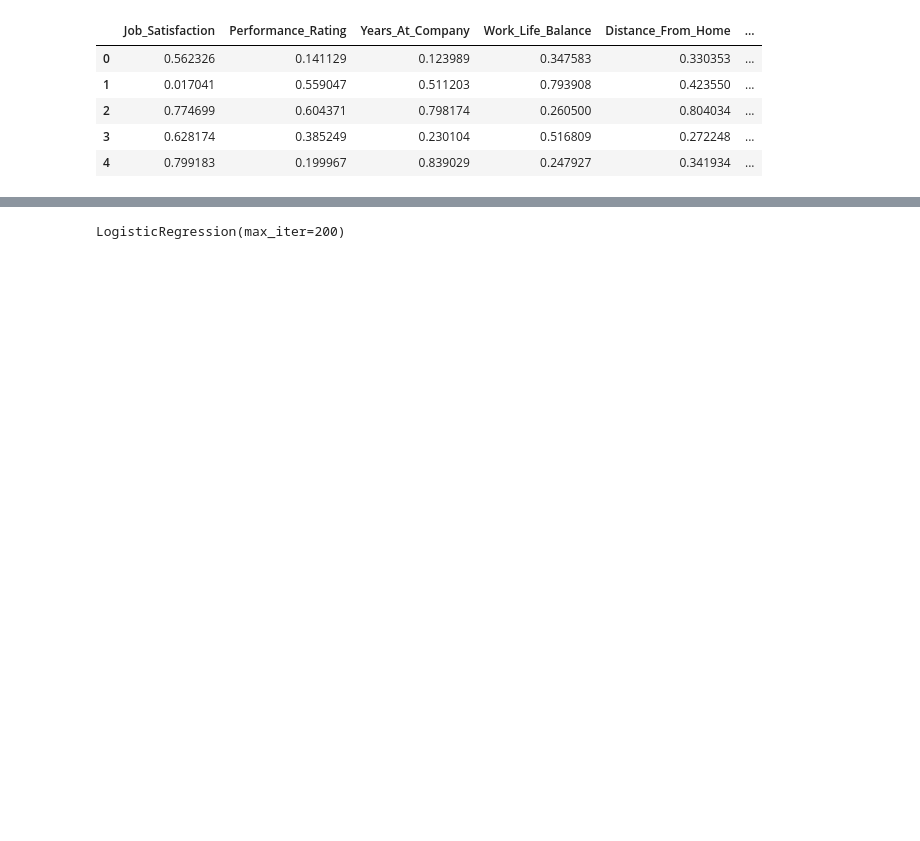
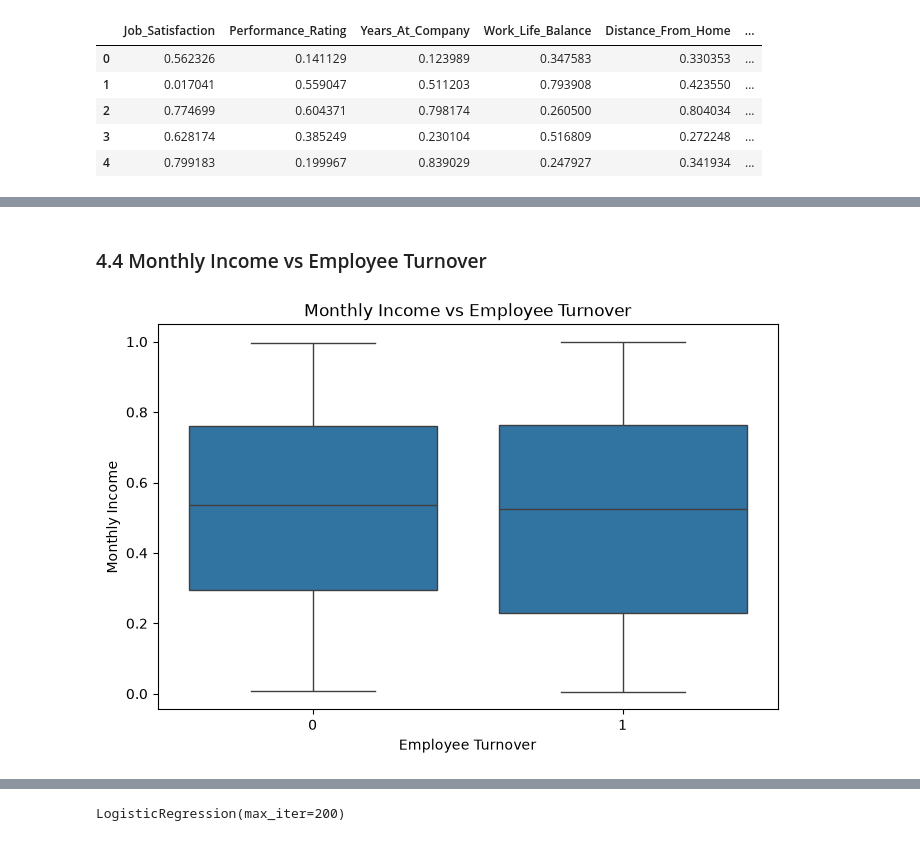
Before and after one commit to kaifbaig/micro-ml-projects, a Jupyter notebook: employee-turnover/employee_turnover_project.ipynb, the cells around one changed output, grey strips where cells are left out. Saved outputs shown, nothing was run; the diff lists cells and outputs as text; code cells hidden in the pictures; blank space fills up the shorter version.

```diff
--- a/employee-turnover/employee_turnover_project.ipynb
+++ b/employee-turnover/employee_turnover_project.ipynb
@@ -19,0 +115,17 @@ df.head()
+# %% [markdown]
+### 4.4 Monthly Income vs Employee Turnover
+# %%
+plt.figure(figsize=(8, 5))
+
+sns.boxplot(
+    x="Employee_Turnover",
+    y="Monthly_Income",
+    data=df
+)
+
+plt.title("Monthly Income vs Employee Turnover")
+plt.xlabel("Employee Turnover")
+plt.ylabel("Monthly Income")
+plt.show()
+# %% [output]
+[figure, added]
```
Also changed, not shown: parts of 25 cells of this notebook, 27 other files.
